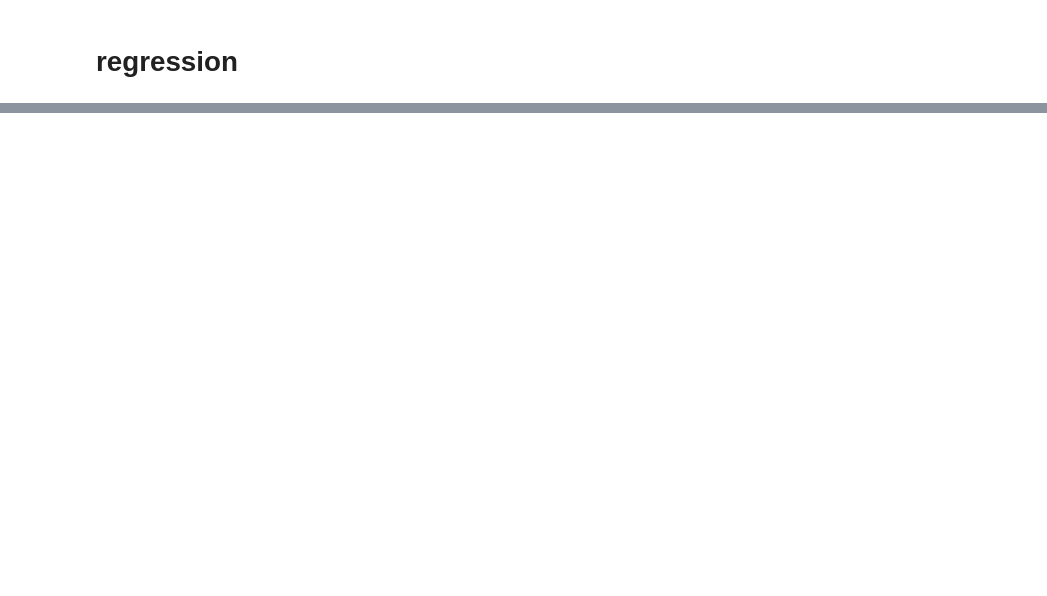
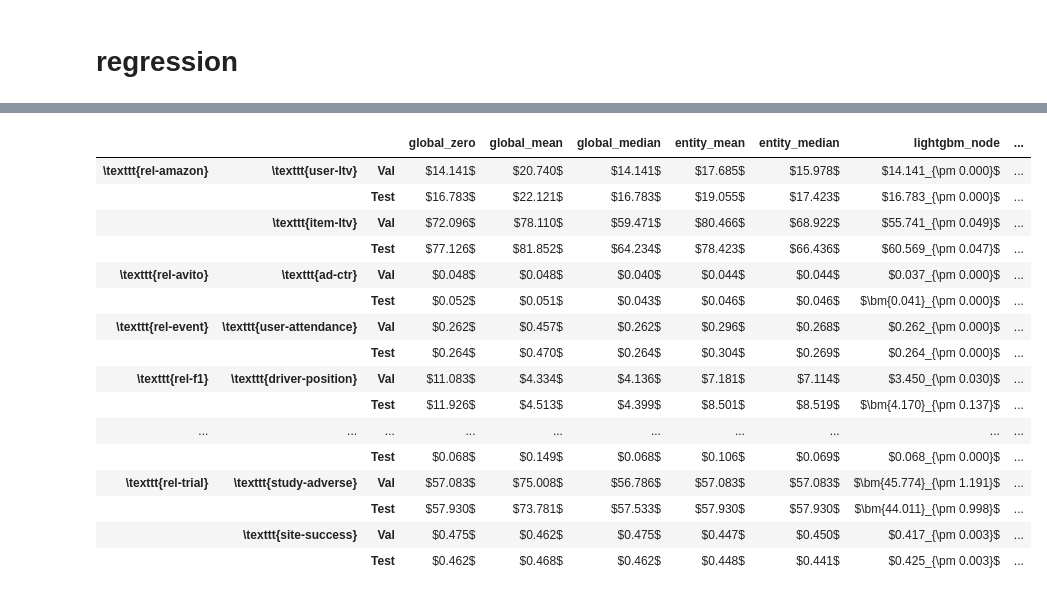
Before and after one commit to rishabh-ranjan/relbench-expts, a Jupyter notebook: notebooks/scan_nr.ipynb, the cells around one changed output, grey strips where cells are left out. Saved outputs shown, nothing was run; the diff lists cells and outputs as text; code cells hidden in the pictures; blank space fills up the shorter version.

```diff
--- a/notebooks/scan_nr.ipynb
+++ b/notebooks/scan_nr.ipynb
@@ -25,8 +25,8 @@ all_stores[-1]["__roach__"]
  'done': True}
 # %%
 def wrap(name):
-    # return r"\texttt{" + name + r"}"
-    return name
+    return r"\texttt{" + name + r"}"
+    # return name
 # %%
 txt = {
     "val": "Val",
@@ -217,0 +311,82 @@ print(tex)
+# %%
+tex_tab = defaultdict(dict)
+for dataset in get_dataset_names():
+    for task in get_task_names(dataset):
+        task_obj = get_task(dataset, task)
+        if task_obj.task_type.value != TaskType.REGRESSION.value:
+            continue
+        for split in [
+            "val",
+            "test",
+        ]:
+            local_data = filter(
+                lambda r: r["dataset"] == dataset
+                and r["task"] == task
+                and r["split"] == split,
+                table_data,
+            )
+            local_data = list(local_data)
+            for script in [
+                "global_zero",
+                "global_mean",
+                "global_median",
+                "entity_mean",
+                "entity_median",
+                "lightgbm_node",
+                "gnn_node",
+            ]:
+                for rec in local_data:
+                    if rec["script"] == script:
+                        break
+                mean = rec["mean"]
+                std = rec["std"]
+
+                is_best = True
+                for comp_rec in local_data:
+                    if comp_rec["script"] == "hybrid_node":
+                        continue
+                    comp_mean = comp_rec["mean"]
+                    comp_std = comp_rec["std"]
+                    if higher_is_better:
+                        if mean + std < comp_mean - comp_std:
+                            is_best = False
+                    else:
+                        if mean - std > comp_mean + comp_std:
+                            is_best = False
+                opt_bm_open = r"\bm{" if is_best else ""
+                opt_bm_close = r"}" if is_best else ""
+                if script in ["lightgbm_node", "gnn_node"]:
+                    tex_val = (
+                        r"$"
+                        + opt_bm_open
+                        + f"{mean:.3f}"
+                        + opt_bm_close
+                        + r"_{\pm "
+                        + f"{std:.3f}"
+                        + r"}$"
+                    )
+                else:
+                    tex_val = r"$" + opt_bm_open + f"{mean:.3f}" + opt_bm_close + r"$"
+
+                tex_tab[script][(wrap(dataset), wrap(task), txt[split])] = tex_val
+
+tex_df = pd.DataFrame(tex_tab)
+tex_df
+# %% [output]
+|  |  |  | global_zero | global_mean | global_median | entity_mean | entity_median | lightgbm_node | ... |
+| \texttt{rel-amazon} | \texttt{user-ltv} | Val | $14.141$ | $20.740$ | $14.141$ | $17.685$ | $15.978$ | $14.141_{\pm 0.000}$ | ... |
+|  |  | Test | $16.783$ | $22.121$ | $16.783$ | $19.055$ | $17.423$ | $16.783_{\pm 0.000}$ | ... |
+|  | \texttt{item-ltv} | Val | $72.096$ | $78.110$ | $59.471$ | $80.466$ | $68.922$ | $55.741_{\pm 0.049}$ | ... |
+|  |  | Test | $77.126$ | $81.852$ | $64.234$ | $78.423$ | $66.436$ | $60.569_{\pm 0.047}$ | ... |
+| \texttt{rel-avito} | \texttt{ad-ctr} | Val | $0.048$ | $0.048$ | $0.040$ | $0.044$ | $0.044$ | $0.037_{\pm 0.000}$ | ... |
+|  |  | Test | $0.052$ | $0.051$ | $0.043$ | $0.046$ | $0.046$ | $\bm{0.041}_{\pm 0.000}$ | ... |
+| \texttt{rel-event} | \texttt{user-attendance} | Val | $0.262$ | $0.457$ | $0.262$ | $0.296$ | $0.268$ | $0.262_{\pm 0.000}$ | ... |
+|  |  | Test | $0.264$ | $0.470$ | $0.264$ | $0.304$ | $0.269$ | $0.264_{\pm 0.000}$ | ... |
+| \texttt{rel-f1} | \texttt{driver-position} | Val | $11.083$ | $4.334$ | $4.136$ | $7.181$ | $7.114$ | $3.450_{\pm 0.030}$ | ... |
+|  |  | Test | $11.926$ | $4.513$ | $4.399$ | $8.501$ | $8.519$ | $\bm{4.170}_{\pm 0.137}$ | ... |
+| ... | ... | ... | ... | ... | ... | ... | ... | ... | ... |
+|  |  | Test | $0.068$ | $0.149$ | $0.068$ | $0.106$ | $0.069$ | $0.068_{\pm 0.000}$ | ... |
+| \texttt{rel-trial} | \texttt{study-adverse} | Val | $57.083$ | $75.008$ | $56.786$ | $57.083$ | $57.083$ | $\bm{45.774}_{\pm 1.191}$ | ... |
+|  |  | Test | $57.930$ | $73.781$ | $57.533$ | $57.930$ | $57.930$ | $\bm{44.011}_{\pm 0.998}$ | ... |
+|  | \texttt{site-success} | Val | $0.475$ | $0.462$ | $0.475$ | $0.447$ | $0.450$ | $0.417_{\pm 0.003}$ | ... |
+|  |  | Test | $0.462$ | $0.468$ | $0.462$ | $0.448$ | $0.441$ | $0.425_{\pm 0.003}$ | ... |
```
Also changed, not shown: parts of 10 cells of this notebook, 3 other files.
